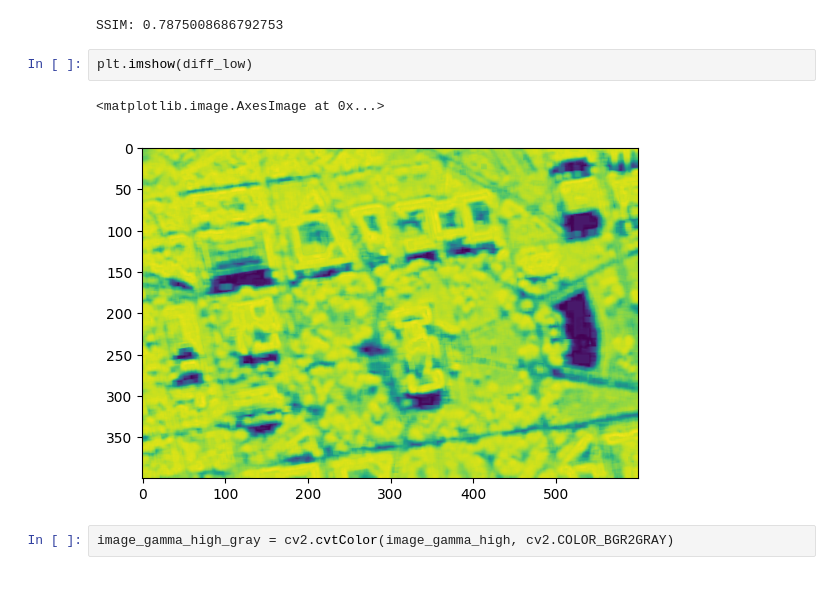
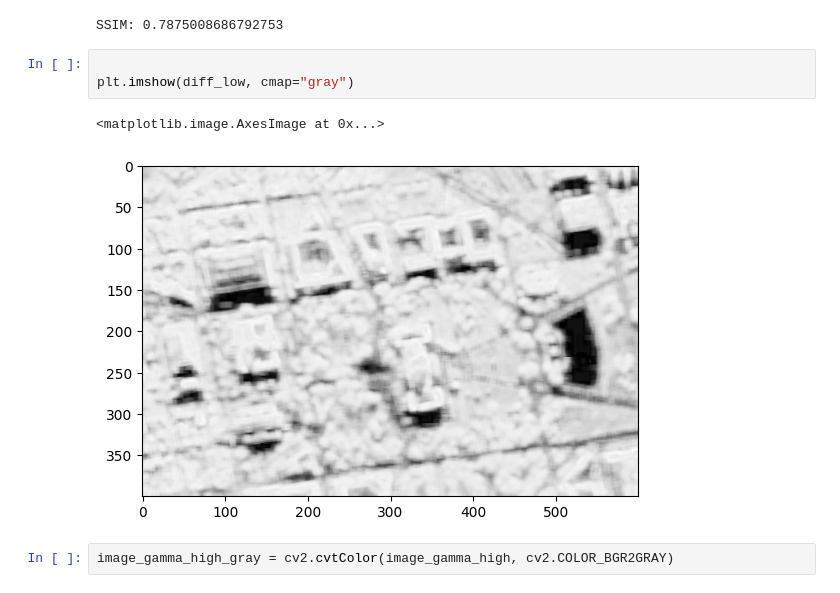
Before and after one commit to nyta-anytay/practic1, a Jupyter notebook: practic_1.ipynb, the cells around one changed output. Cells and saved outputs as stored; diff of their text form.

```diff
--- a/practic_1.ipynb
+++ b/practic_1.ipynb
@@ -75,10 +75,11 @@ print("SSIM: {}".format(ssim_low))
 # %% [output]
 SSIM: 0.7875008686792753
 # %%
-plt.imshow(diff_low)
+
+plt.imshow(diff_low, cmap="gray")
 # %% [output]
 <matplotlib.image.AxesImage at 0x...>
-[figure, old version]
+[figure, new version]
 # %%
 image_gamma_high_gray = cv2.cvtColor(image_gamma_high, cv2.COLOR_BGR2GRAY)
 # %%
```
Also changed, not shown: parts of 1 cell of this notebook.
